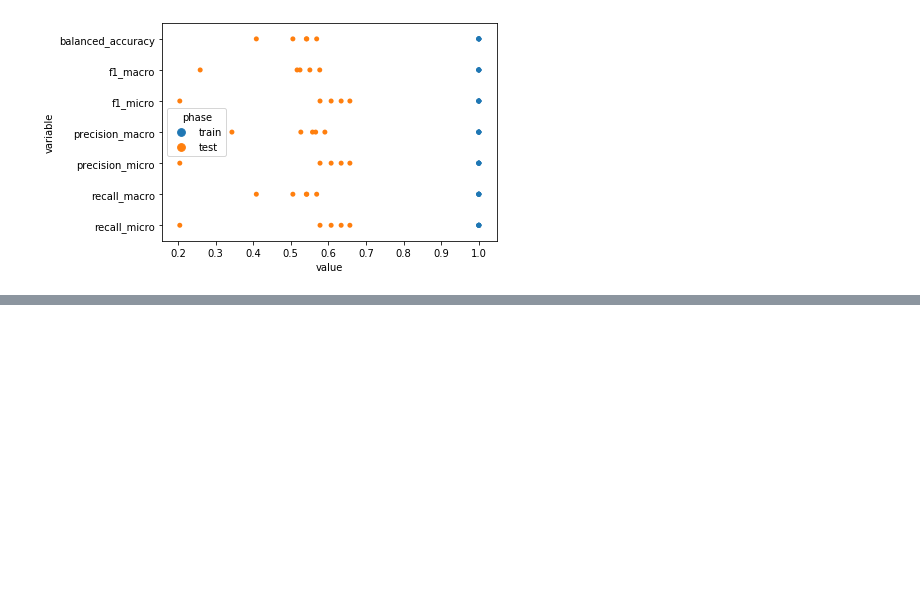
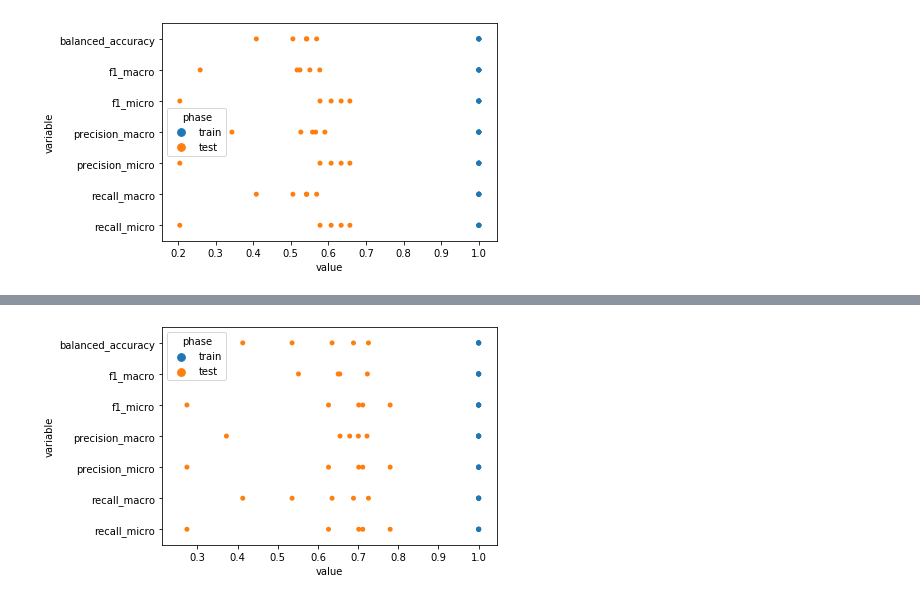
Before and after one commit to harel-coffee/SCIP-use-case-workflows-auto, a Jupyter notebook: notebooks/downstream_analysis/wbc_labelfree_classification.ipynb, the cells around one changed output, grey strips where cells are left out. Saved outputs shown, nothing was run; the diff lists cells and outputs as text; code cells hidden in the pictures; blank space fills up the shorter version.

```diff
--- a/notebooks/downstream_analysis/wbc_labelfree_classification.ipynb
+++ b/notebooks/downstream_analysis/wbc_labelfree_classification.ipynb
@@ -102,3 +106,21 @@ _ = predict_gates(
 CPU times: user 929 ms, sys: 1.89 s, total: 2.82 s
 Wall time: 5min 11s
 [figure]
+# %%
+%%time
+model_xgb = make_pipeline(
+    RandomOverSampler(sampling_strategy="not majority", random_state=0),
+    XGBClassifier(
+        booster="gbtree",
+        objective="multi:softmax",
+        eval_metric="merror",
+        tree_method="gpu_hist",
+        use_label_encoder=False,
+        n_estimators=500
+    )
+)
+_ = predict_gates(
+    df.filter(regex="(BF1|BF2|SSC)$"), y,
+    model_xgb
+)
+# %% [output]
@@ -104,0 +129 @@ Wall time: 5min 11s
+[figure, added]
```
Also changed, not shown: parts of 9 cells of this notebook, 2 other files.
